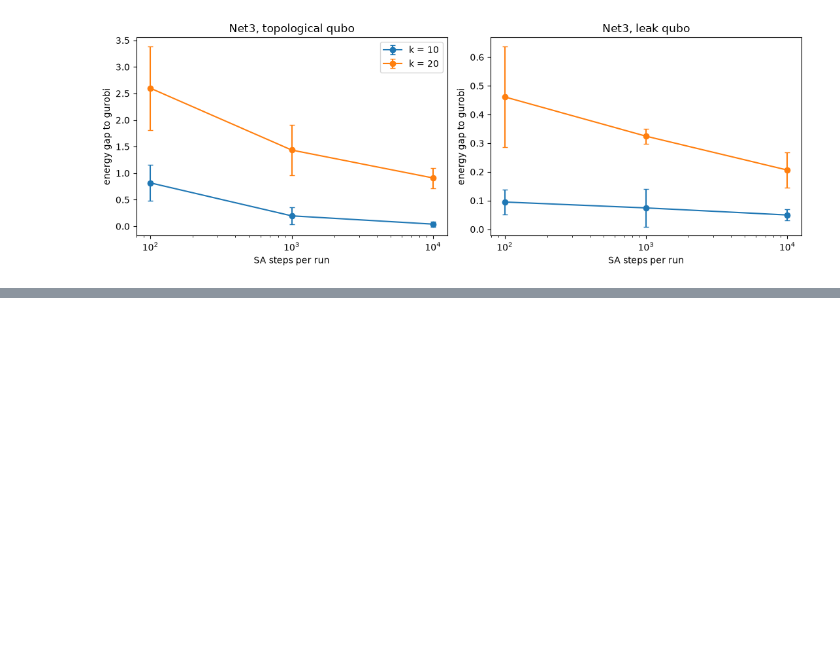
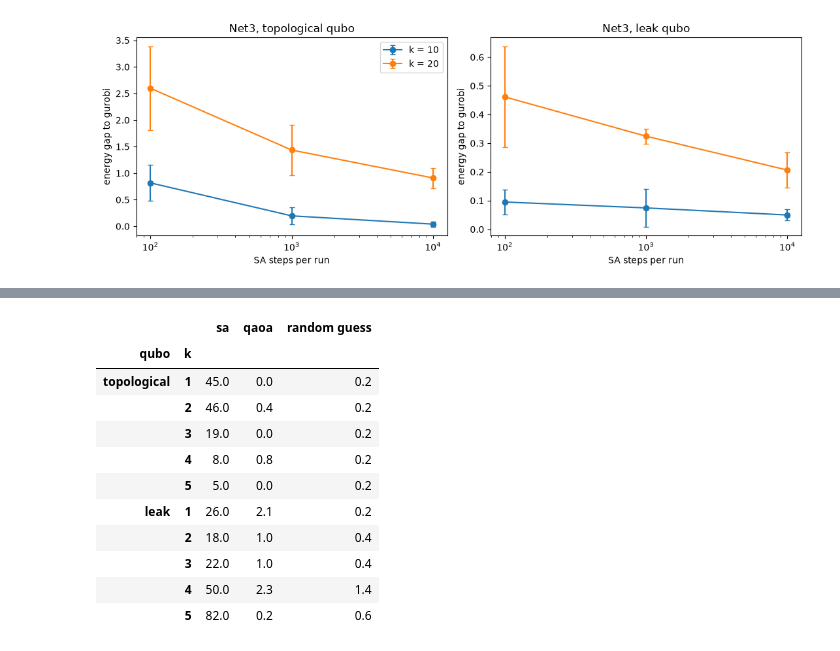
Before and after one commit to hamda-alh/wdn-sensor-qubo, a Jupyter notebook: notebooks/scalability.ipynb, the cells around one changed output, grey strips where cells are left out. Cells and saved outputs as stored; diff of their text form; code cells hidden in the pictures; blank space fills up the shorter version.

```diff
--- a/notebooks/scalability.ipynb
+++ b/notebooks/scalability.ipynb
@@ -226,0 +230,37 @@ plt.savefig("results/figures/scalability.png", dpi=200)
+# %%
+import itertools
+from src.qubo import build_Q_topological, build_Q_leak, pick_penalty, energy
+
+all_placements = list(itertools.product([0, 1], repeat=9))      # Net1 has 2^9 = 512 placements
+
+rows = []
+net1 = sol[sol.network == "Net1"]
+for qubo in qubos:
+    for k in sorted(net1.k.unique()):
+        Q0, const0, _ = builders[qubo]("Net1", k, penalty=0)
+        Q, const, _ = builders[qubo]("Net1", k, pick_penalty(Q0))
+        optimum = best[("Net1", qubo, k)]
+
+        # random guessing: how many of the 512 placements are optimal
+        n_optimal = sum(abs(energy(Q, const, x) - optimum) < 1e-6 for x in all_placements)
+        row = {"qubo": qubo, "k": k, "random guess": 100 * n_optimal / 512}
+        for solver in ["sa", "qaoa"]:
+            run = net1[(net1.formulation == qubo) & (net1.k == k) & (net1.solver == solver)].iloc[0]
+            row[solver] = run["success %"]
+        rows.append(row)
+
+one_try = pd.DataFrame(rows).set_index(["qubo", "k"])[["sa", "qaoa", "random guess"]]
+one_try.round(1)
+# %% [output]
+|  |  | sa | qaoa | random guess |
+| qubo | k |  |  |  |
+| topological | 1 | 45.0 | 0.0 | 0.2 |
+|  | 2 | 46.0 | 0.4 | 0.2 |
+|  | 3 | 19.0 | 0.0 | 0.2 |
+|  | 4 | 8.0 | 0.8 | 0.2 |
+|  | 5 | 5.0 | 0.0 | 0.2 |
+| leak | 1 | 26.0 | 2.1 | 0.2 |
+|  | 2 | 18.0 | 1.0 | 0.4 |
+|  | 3 | 22.0 | 1.0 | 0.4 |
+|  | 4 | 50.0 | 2.3 | 1.4 |
+|  | 5 | 82.0 | 0.2 | 0.6 |
```
Also changed, not shown: parts of 9 cells of this notebook, 2 other files.
